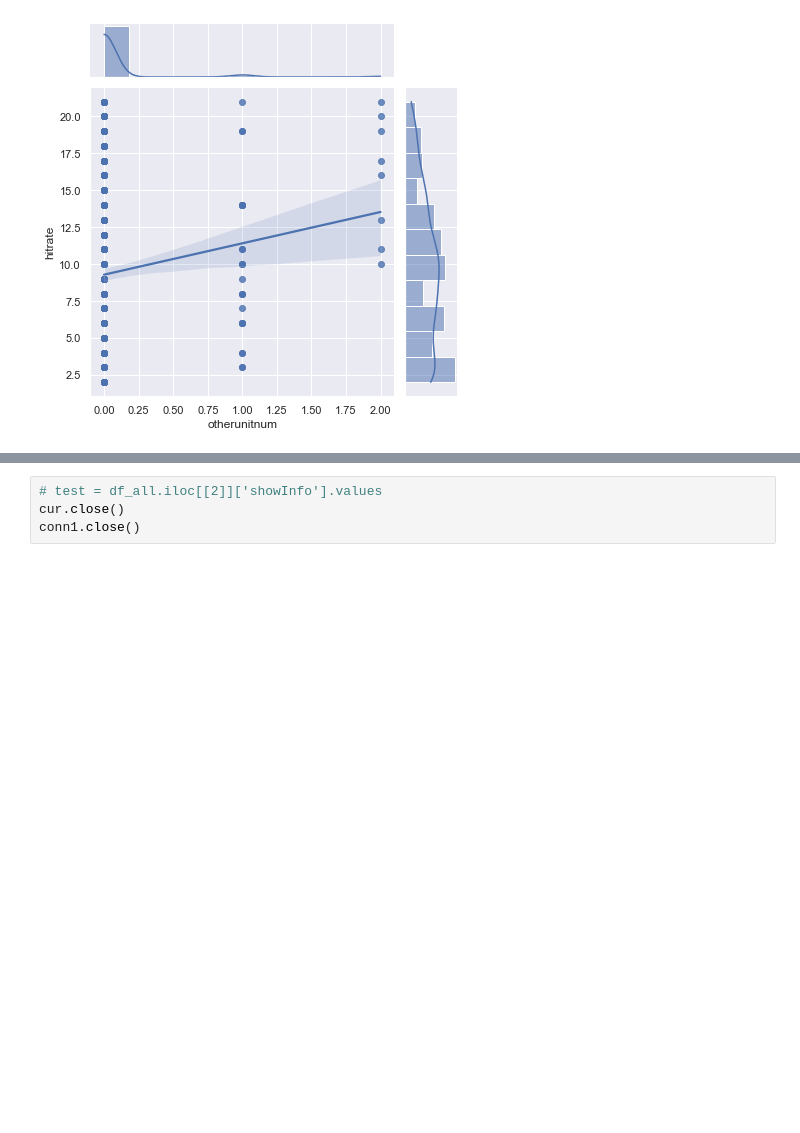
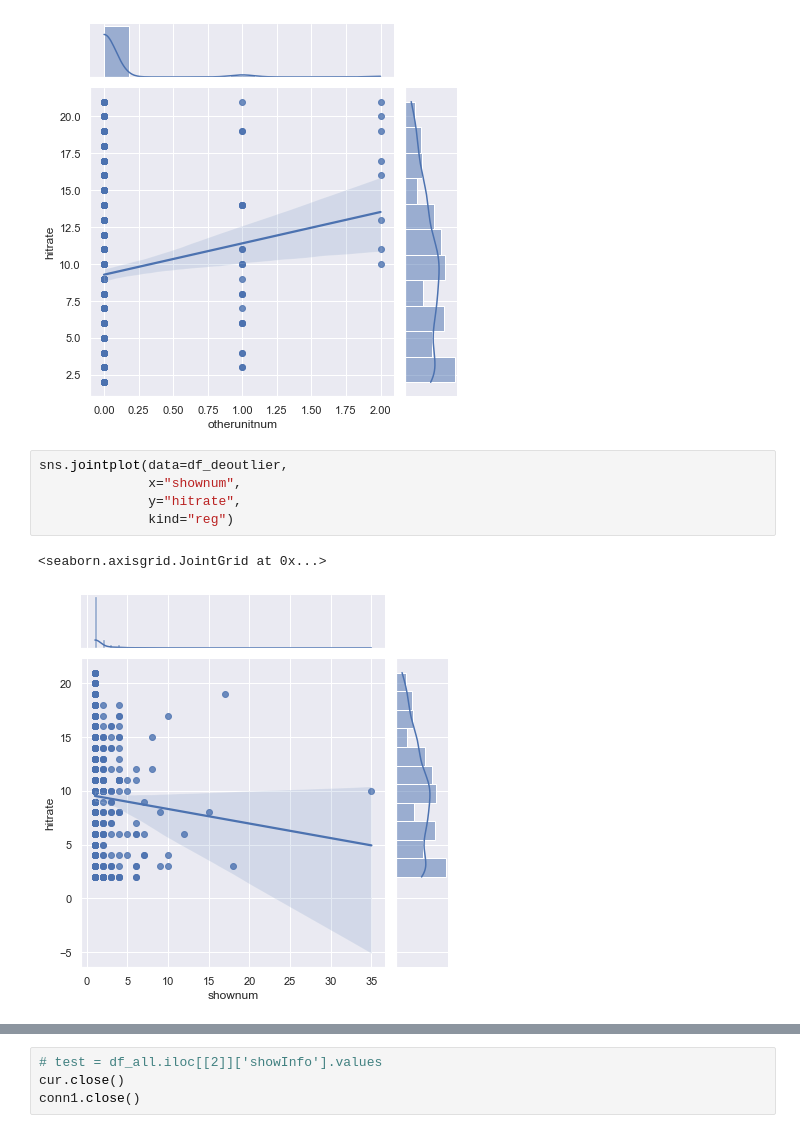
Before and after one commit to shesheshesheshe/Activities-Data-Analysis-Projects, a Jupyter notebook: data-visualization-a.ipynb, the cells around one changed output, grey strips where cells are left out. Drawn from its saved outputs; the diff is of its cells as text; blank space fills up the shorter version.

```diff
--- a/data-visualization-a.ipynb
+++ b/data-visualization-a.ipynb
@@ -249,3 +270,11 @@ sns.jointplot(data=df_deoutlier,
 # %% [output]
 <seaborn.axisgrid.JointGrid at 0x...>
 [figure]
+# %%
+sns.jointplot(data=df_deoutlier,
+              x="shownum",
+              y="hitrate",
+              kind="reg")
+# %% [output]
+<seaborn.axisgrid.JointGrid at 0x...>
+[figure, added]
```
Also changed, not shown: parts of 13 cells of this notebook, 3 other files.
